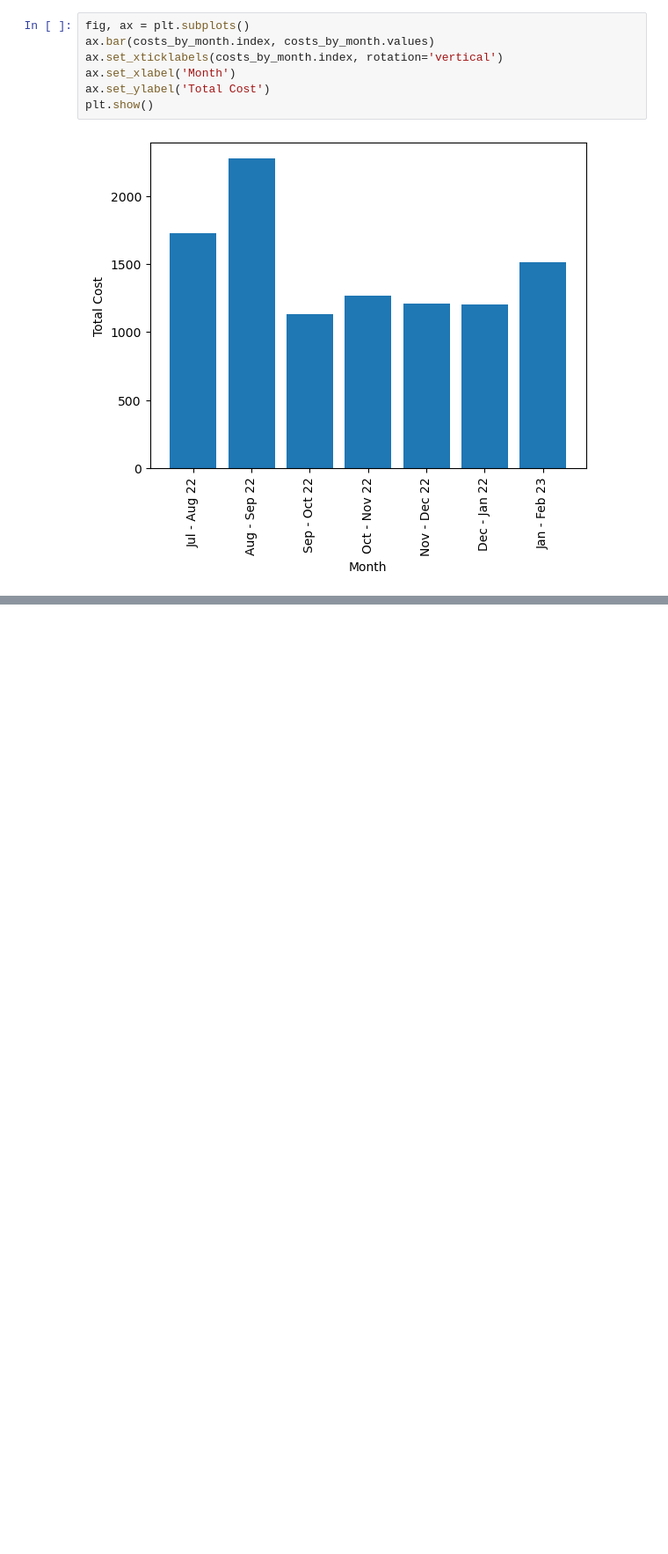
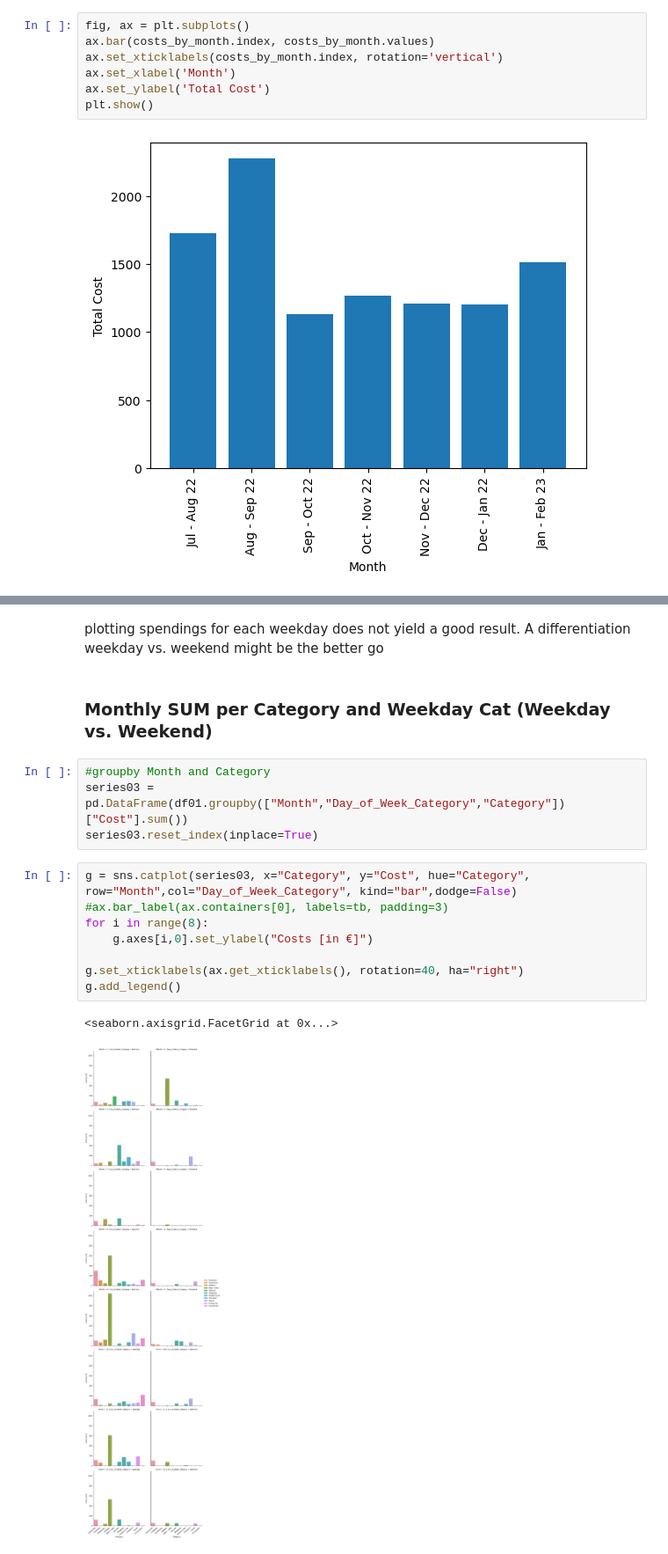
Before and after one commit to TechLabs-Berlin/wt23-sesame, a Jupyter notebook: notebooks/01 - Storytelling.ipynb, the cells around one changed output, grey strips where cells are left out. Shown at 88% size. Cells and saved outputs as stored; diff of their text form; blank space fills up the shorter version.

```diff
--- a/notebooks/01 - Storytelling.ipynb
+++ b/notebooks/01 - Storytelling.ipynb
@@ -447,0 +592,19 @@ plt.show()
+# %% [markdown]
+plotting spendings for each weekday does not yield a good result. A differentiation weekday vs. weekend might be the better go
+# %% [markdown]
+### Monthly SUM per Category and Weekday Cat (Weekday vs. Weekend)
+# %%
+#groupby Month and Category
+series03 = pd.DataFrame(df01.groupby(["Month","Day_of_Week_Category","Category"])["Cost"].sum())
+series03.reset_index(inplace=True)
+# %%
+g = sns.catplot(series03, x="Category", y="Cost", hue="Category", row="Month",col="Day_of_Week_Category", kind="bar",dodge=False)
+#ax.bar_label(ax.containers[0], labels=tb, padding=3)
+for i in range(8):
+    g.axes[i,0].set_ylabel("Costs [in €]")
+
+g.set_xticklabels(ax.get_xticklabels(), rotation=40, ha="right")
+g.add_legend()
+# %% [output]
+<seaborn.axisgrid.FacetGrid at 0x...>
+[figure, added]
```
Also changed, not shown: parts of 31 cells of this notebook.
